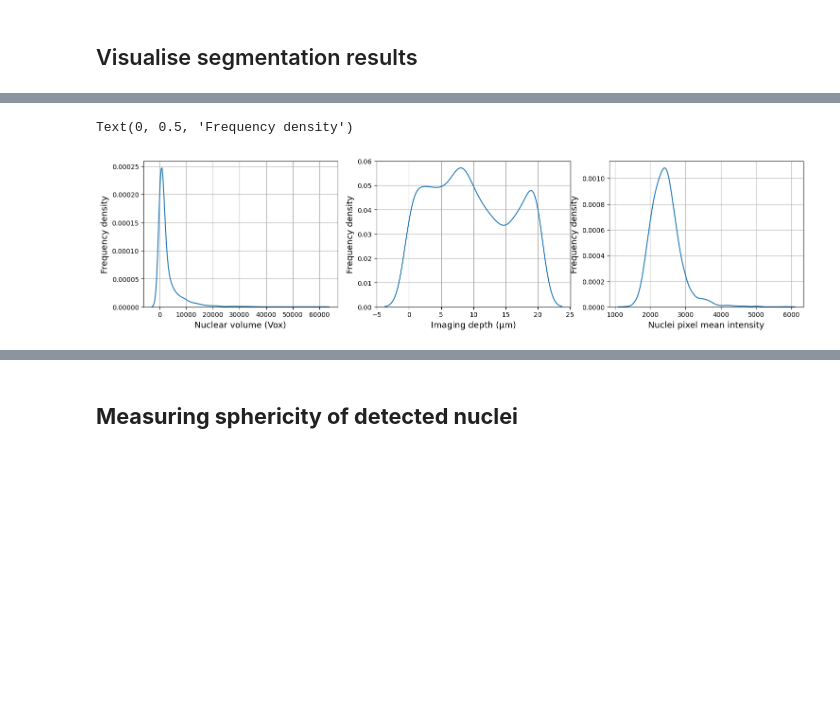
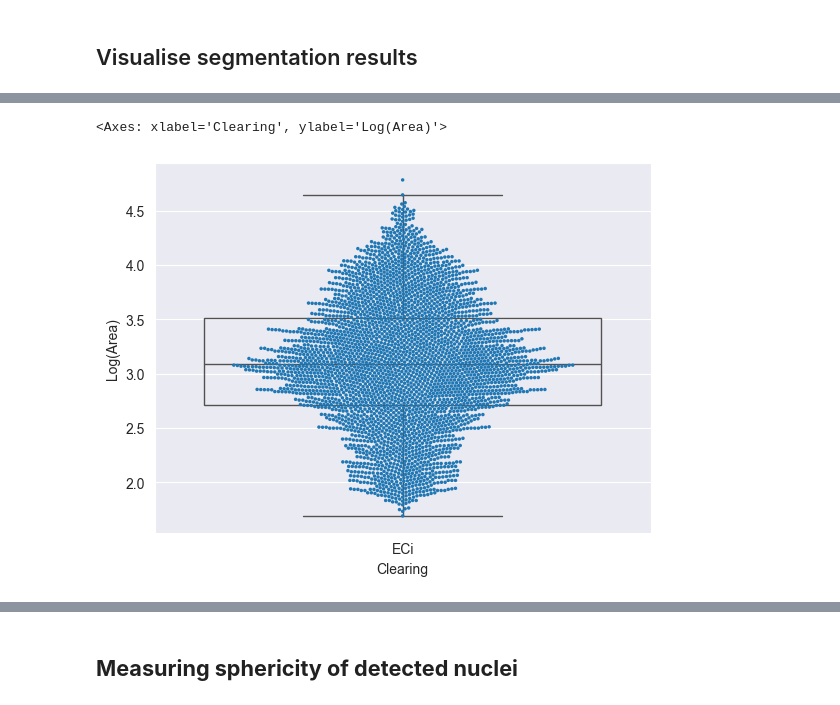
Before and after one commit to dbekat/clearing-efficacy, a Jupyter notebook: unified_analysis.ipynb, the cells around one changed output, grey strips where cells are left out. Cells and saved outputs as stored; diff of their text form; code cells hidden in the pictures; blank space fills up the shorter version.

Commit message:
Added some swarmplots

```diff
--- a/unified_analysis.ipynb
+++ b/unified_analysis.ipynb
@@ -316,42 +356,6 @@ Range of sphericity values: [0.01 - 0.5]
-# %%
-# visualising data and QC
-
-fig, axs = plt.subplots(1, 3, figsize=(18, 4))
-
-sns.kdeplot(
-    data=nuclei_props,
-    x='area',
-
-    ax=axs[0]
-)
-
-sns.kdeplot(
-    data=nuclei_props,
-    x='centroid-0',
-    ax=axs[1]
-)
-
-sns.kdeplot(
-    data=nuclei_props,
-    x='mean_intensity',
-    ax=axs[2]
-)
-
-axs[0].grid(True)
-axs[1].grid(True)
-axs[2].grid(True)
-
-axs[0].set_xlabel("Nuclear volume (Vox)", fontsize=13)
-axs[1].set_xlabel("Imaging depth (µm)", fontsize=13)
-axs[2].set_xlabel("Nuclei pixel mean intensity", fontsize=13)
-
-axs[0].set_ylabel("Frequency density", fontsize=13)
-axs[1].set_ylabel("Frequency density", fontsize=13)
-axs[2].set_ylabel("Frequency density", fontsize=13)
-
-"""
-note here: why are some of the parameters going below 0? Checking the data, there isn't anything negative there - maybe a need for the plot to look 'smooth'?
-"""
-# %% [output]
-Text(0, 0.5, 'Frequency density')
-[figure, removed]
+# %%
+sns.swarmplot(x='Clearing', y='Log(Area)', data=nuclei_props, hue='Clearing', size=2.5)
+sns.boxplot(x='Clearing', y='Log(Area)', data=nuclei_props, showfliers=False, boxprops=dict(facecolor='none'))
+# %% [output]
+<Axes: xlabel='Clearing', ylabel='Log(Area)'>
+[figure, added]
```
Also changed, not shown: parts of 19 cells of this notebook.
